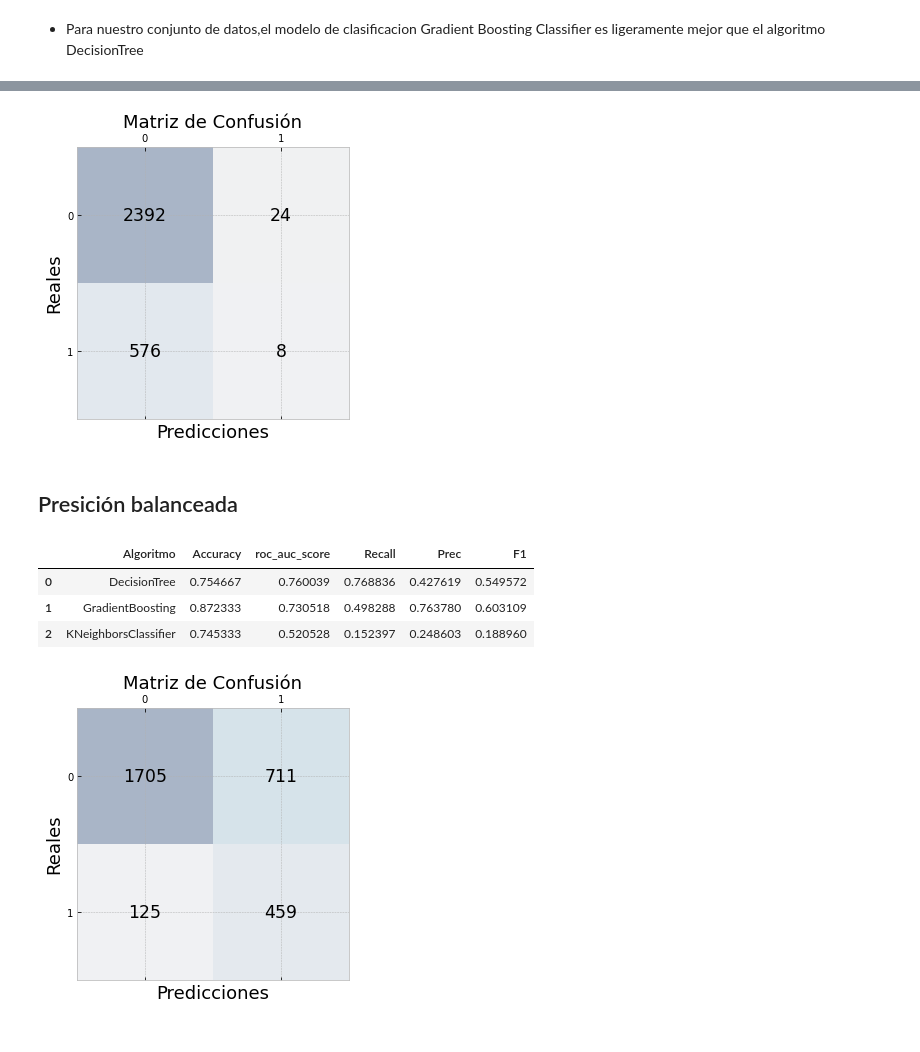
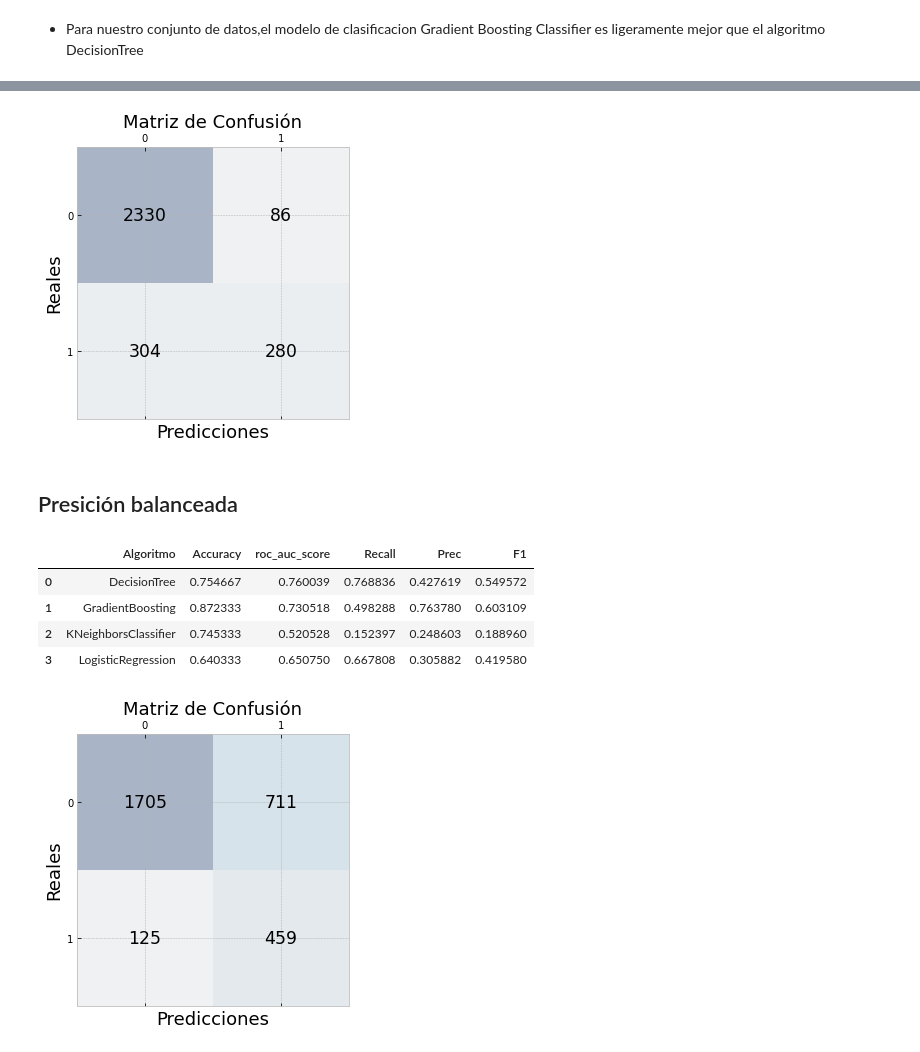
Before and after one commit to RoberthHernandez/churn-prediction-CH, a Jupyter notebook: Entrega2Hernandez+Gomezportillo.ipynb, the cells around one changed output, grey strips where cells are left out. Drawn from its saved outputs; the diff is of its cells as text; code cells hidden in the pictures.

```diff
--- a/Entrega2Hernandez+Gomezportillo.ipynb
+++ b/Entrega2Hernandez+Gomezportillo.ipynb
@@ -721,0 +774,8 @@ The best accuracy achieved after parameter tuning via grid search is :  0.528047
+# %%
+parameters = {'max_iter':[50, 100,150], 'class_weight' :['balanced', None],'random_state' : [42]}
+esti = LogisticRegression()
+grid = GridSearchCV(esti, parameters,scoring='accuracy', cv=5)
+grid.fit(X_train,y_train)
+print('The parameters combination that would give best accuracy is : ')
+print(grid.best_params_)
+print('The best accuracy achieved after parameter tuning via grid search is : ', grid.best_score_)
@@ -721,0 +786,8 @@ The best accuracy achieved after parameter tuning via grid search is :  0.528047
+# %%
+parameters = {'max_iter':[50, 100,150], 'class_weight' :['balanced', None],'random_state' : [42]}
+esti = LogisticRegression()
+grid = GridSearchCV(esti, parameters,scoring='recall', cv=5)
+grid.fit(X_train,y_train)
+print('The parameters combination that would give best accuracy is : ')
+print(grid.best_params_)
+print('The best recall achieved after parameter tuning via grid search is : ', grid.best_score_)
@@ -721,0 +798,8 @@ The best accuracy achieved after parameter tuning via grid search is :  0.528047
+# %%
+parameters = {'max_iter':[50, 100,150], 'class_weight' :['balanced', None],'random_state' : [42]}
+esti = LogisticRegression()
+grid = GridSearchCV(esti, parameters,scoring='balanced_accuracy', cv=5)
+grid.fit(X_train,y_train)
+print('The parameters combination that would give best accuracy is : ')
+print(grid.best_params_)
+print('The best accuracy achieved after parameter tuning via grid search is : ', grid.best_score_)
@@ -761,2 +851,19 @@ res_pres
 # %% [markdown]
 - Para nuestro conjunto de datos,el modelo de clasificacion Gradient Boosting Classifier es ligeramente mejor que el algoritmo DecisionTree
+# %%
+modelo_presicion = DecisionTreeClassifier(class_weight= None,max_depth=7,min_samples_split=16,random_state=42)
+result = modelo_presicion.fit(X_train, y_train)
+
+y_test_pred = result.predict(X_test)
+
+matriz = confusion_matrix(y_test, y_test_pred)
+fig, ax = plt.subplots(figsize=(5, 5))
+ax.matshow(matriz, cmap=plt.cm.Blues, alpha=0.3)
+for i in range(matriz.shape[0]):
+    for j in range(matriz.shape[1]):
+        ax.text(x=j, y=i,s=matriz[i, j], va='center', ha='center', size='xx-large')
+
+plt.xlabel('Predicciones', fontsize=18)
+plt.ylabel('Reales', fontsize=18)
+plt.title('Matriz de Confusión', fontsize=18)
+plt.show()
@@ -763,23 +872,23 @@ res_pres
 # %%
-modelo_presicion = KNeighborsClassifier(n_neighbors=14,leaf_size=15,
-                                 weights= 'uniform')
+modelo_presicion = GradientBoostingClassifier(learning_rate=0.1,max_depth=3,
+                                 n_estimators=100, random_state=42,subsample=0.5)
 result = modelo_presicion.fit(X_train, y_train)
 
 y_test_pred = result.predict(X_test)
 
 matriz = confusion_matrix(y_test, y_test_pred)
 fig, ax = plt.subplots(figsize=(5, 5))
 ax.matshow(matriz, cmap=plt.cm.Blues, alpha=0.3)
 for i in range(matriz.shape[0]):
     for j in range(matriz.shape[1]):
         ax.text(x=j, y=i,s=matriz[i, j], va='center', ha='center', size='xx-large')
 
 plt.xlabel('Predicciones', fontsize=18)
 plt.ylabel('Reales', fontsize=18)
 plt.title('Matriz de Confusión', fontsize=18)
 plt.show()
 # %% [output]
-[figure, old version]
+[figure, new version]
 # %% [markdown]
 ## Presición balanceada
 # %%
@@ -790,6 +899,8 @@ models.append(GradientBoostingClassifier(learning_rate= 0.1,max_depth=3,
                                  n_estimators=200, random_state=42,subsample=0.5))
 models.append(KNeighborsClassifier(n_neighbors=4,leaf_size=15,
                                  weights='distance'))
+models.append(LogisticRegression(max_iter = 100 , class_weight = 'balanced', random_state = 42))
+
 
 acuracy = []
 auc= []
@@ -806,7 +917,7 @@ for m in models:
     prec.append(precision_score(y_test,ytest_pred))
     f1.append(f1_score(y_test,ytest_pred))
 
-res_rec = pd.DataFrame({'Algoritmo': ['DecisionTree','GradientBoosting','KNeighborsClassifier'],
+res_rec = pd.DataFrame({'Algoritmo': ['DecisionTree','GradientBoosting','KNeighborsClassifier', 'LogisticRegression'],
                     'Accuracy':acuracy,'roc_auc_score':auc,'Recall':recall,'Prec':prec,
                     'F1':f1})
 
@@ -816,6 +927,7 @@ res_rec
 | 0 | DecisionTree | 0.754667 | 0.760039 | 0.768836 | 0.427619 | 0.549572 |
 | 1 | GradientBoosting | 0.872333 | 0.730518 | 0.498288 | 0.763780 | 0.603109 |
 | 2 | KNeighborsClassifier | 0.745333 | 0.520528 | 0.152397 | 0.248603 | 0.188960 |
+| 3 | LogisticRegression | 0.640333 | 0.650750 | 0.667808 | 0.305882 | 0.419580 |
 # %%
 modelo_recall = DecisionTreeClassifier(max_depth=5,min_samples_split=24,random_state=42,class_weight = 'balanced' )
 result = modelo_recall.fit(X_train, y_train)
```
Also changed, not shown: parts of 23 cells of this notebook, 1 other file.
